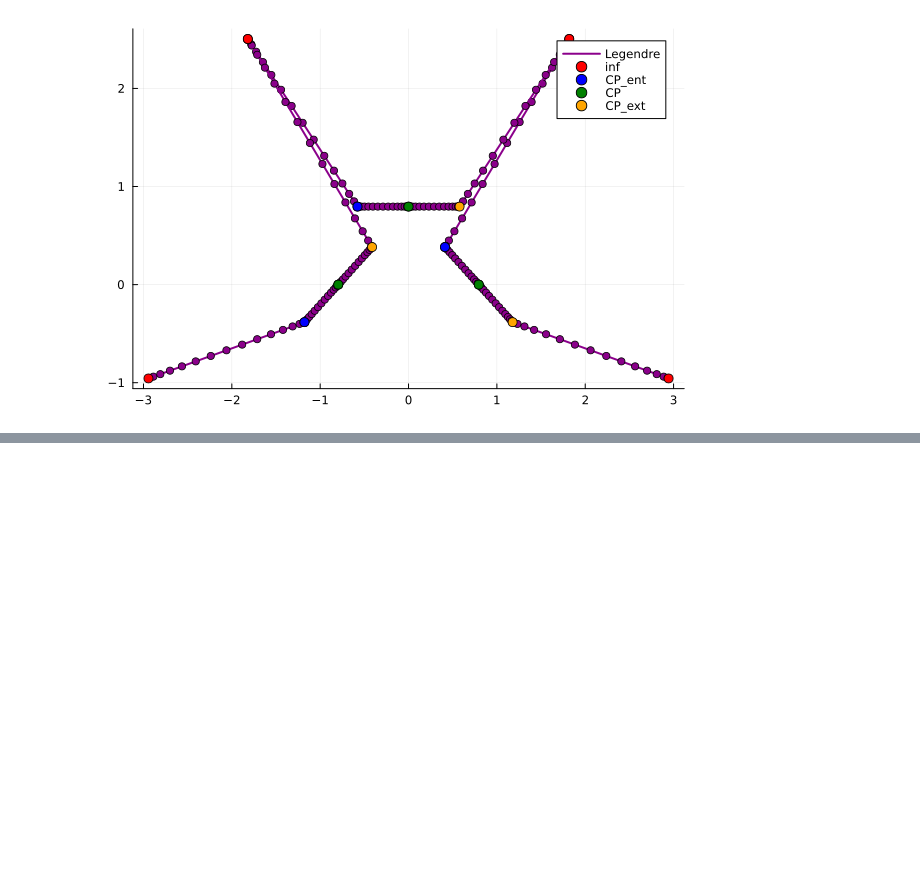
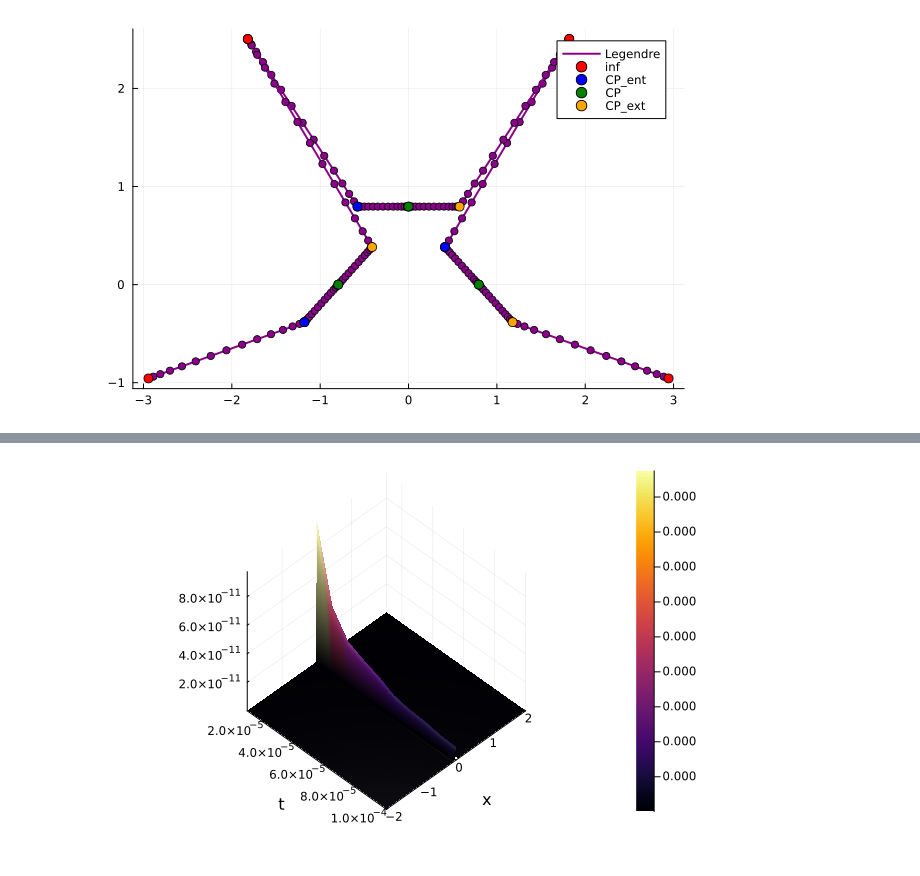
Before and after one commit to WietseVaes/NUTM-timestep, a Jupyter notebook: Code/test.ipynb, the cells around one changed output, grey strips where cells are left out. Cells and saved outputs as stored; diff of their text form; code cells hidden in the pictures; blank space fills up the shorter version.

```diff
--- a/Code/test.ipynb
+++ b/Code/test.ipynb
@@ -91,0 +128,24 @@ plot!(2:400,abs.(imag.(funt.(collect(2:400)) .- refs)) .+ eps(), label = "Imagin
+# %%
+w = [1]
+N = 200;
+m = 1;
+
+funt = (x,t) -> SpecialFunction(w, x, t, m, N);
+Solu = (x,t) -> -exp(-x^2/(4*t))*sqrt(pi)*x/(2*t^(3/2));
+
+L = 2
+Nt = 10;
+Nx = 101;
+T = 0.0001
+tt = T/(Nt):T/(Nt):T
+xx = -L:2*L/(Nx-1):L
+
+Qsol = Complex.(zeros(length(xx),length(tt)))
+Rsol = Complex.(zeros(length(xx),length(tt)))
+for i2 = 1:Nt
+    Qsol[:,i2] = map(x->funt(x,tt[i2]),xx)
+    Rsol[:,i2] = map(x->Solu(x,tt[i2]),xx)
+end
+surface(tt,xx, abs.(Qsol-Rsol) .+ 1e-16,camera = (45, 45), xlabel = "t", ylabel = "x")
+# %% [output]
+[figure, added]
```
Also changed, not shown: parts of 11 cells of this notebook.
